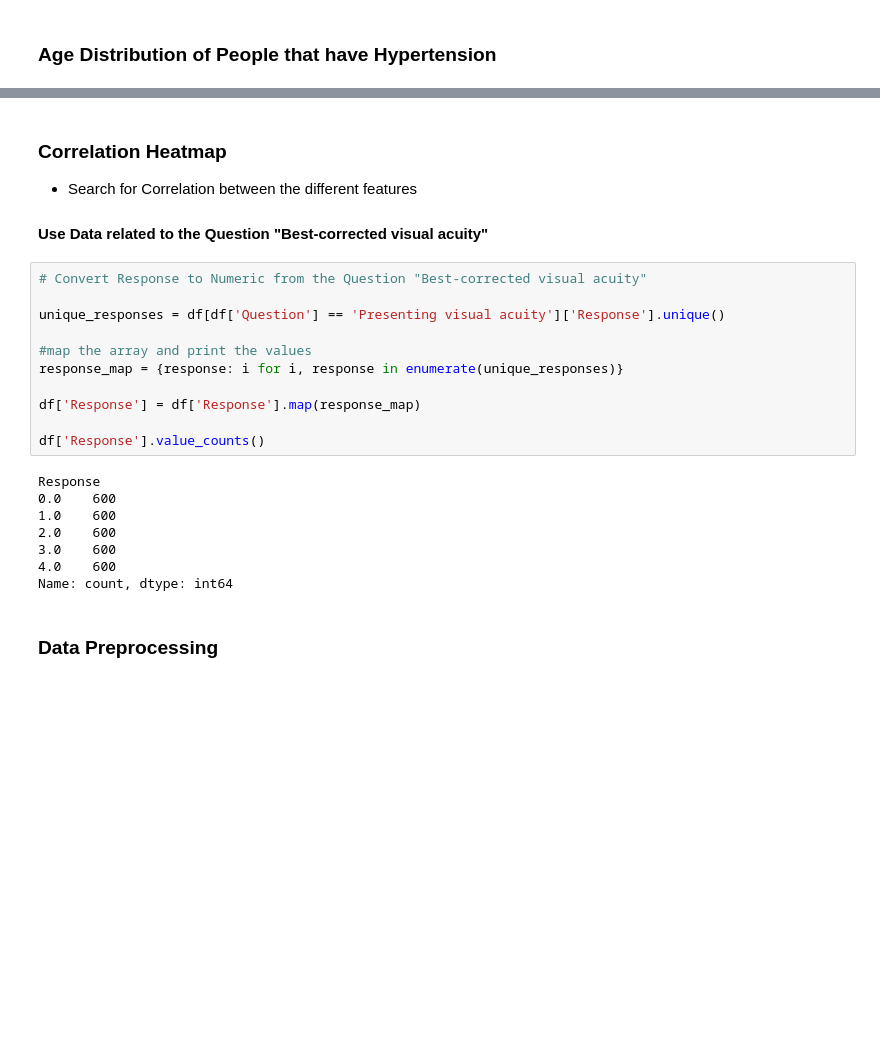
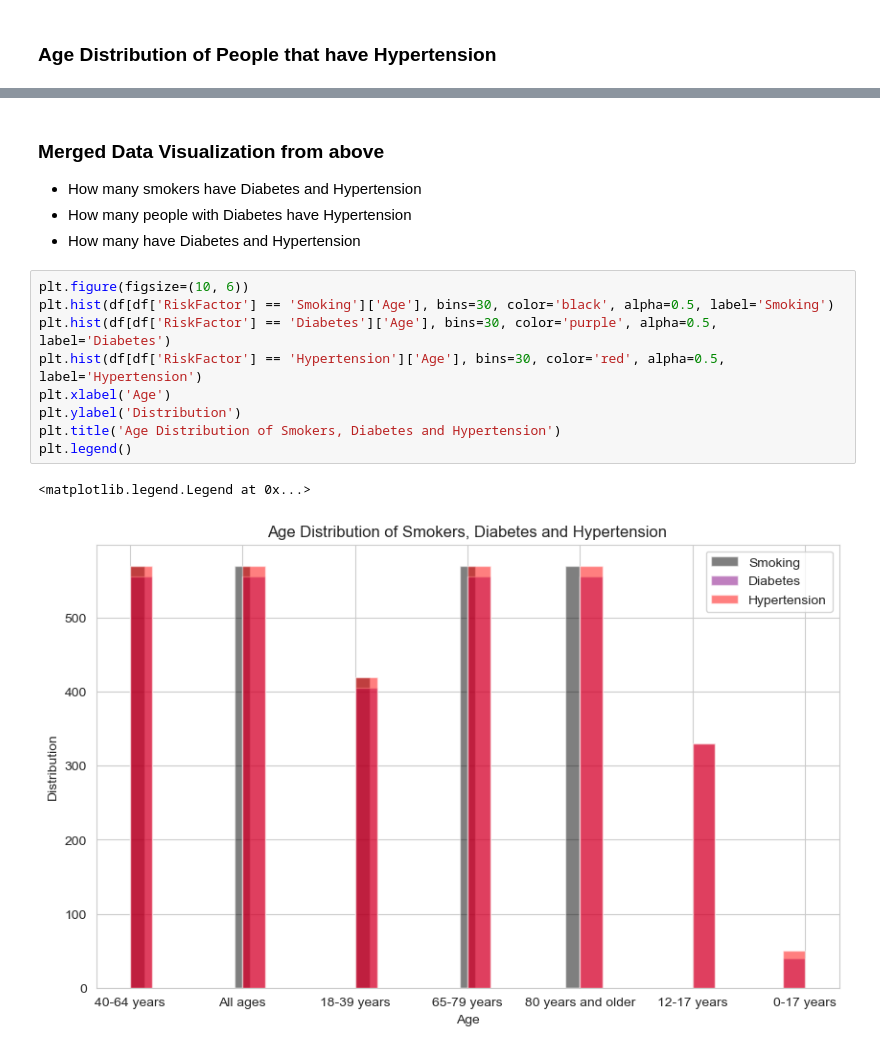
Before and after one commit to byQuexo/DataScienceHealthcareSOL, a Jupyter notebook: main.ipynb, the cells around one changed output, grey strips where cells are left out. Drawn from its saved outputs; the diff is of its cells as text; blank space fills up the shorter version.

```diff
--- a/main.ipynb
+++ b/main.ipynb
@@ -195,27 +228,18 @@ Text(0.5, 1.0, 'Age Distribution of Hypertension')
 # %% [markdown]
-### Correlation Heatmap
-* Search for Correlation between the different features
+### Merged Data Visualization from above
 
-#### Use Data related to the Question "Best-corrected visual acuity"
+* How many smokers have Diabetes and Hypertension
+* How many people with Diabetes have Hypertension
+* How many have Diabetes and Hypertension
 # %%
-# Convert Response to Numeric from the Question "Best-corrected visual acuity"
-
-unique_responses = df[df['Question'] == 'Presenting visual acuity']['Response'].unique()
-
-#map the array and print the values
-response_map = {response: i for i, response in enumerate(unique_responses)}
-
-df['Response'] = df['Response'].map(response_map)
-
-df['Response'].value_counts()
+plt.figure(figsize=(10, 6))
+plt.hist(df[df['RiskFactor'] == 'Smoking']['Age'], bins=30, color='black', alpha=0.5, label='Smoking')
+plt.hist(df[df['RiskFactor'] == 'Diabetes']['Age'], bins=30, color='purple', alpha=0.5, label='Diabetes')
+plt.hist(df[df['RiskFactor'] == 'Hypertension']['Age'], bins=30, color='red', alpha=0.5, label='Hypertension')
+plt.xlabel('Age')
+plt.ylabel('Distribution')
+plt.title('Age Distribution of Smokers, Diabetes and Hypertension')
+plt.legend()
 # %% [output]
-Response
-0.0    600
-1.0    600
-2.0    600
-3.0    600
-4.0    600
-Name: count, dtype: int64
+<matplotlib.legend.Legend at 0x...>
+[figure, added]
-# %% [markdown]
-
-### Data Preprocessing
```
Also changed, not shown: parts of 12 cells of this notebook.
